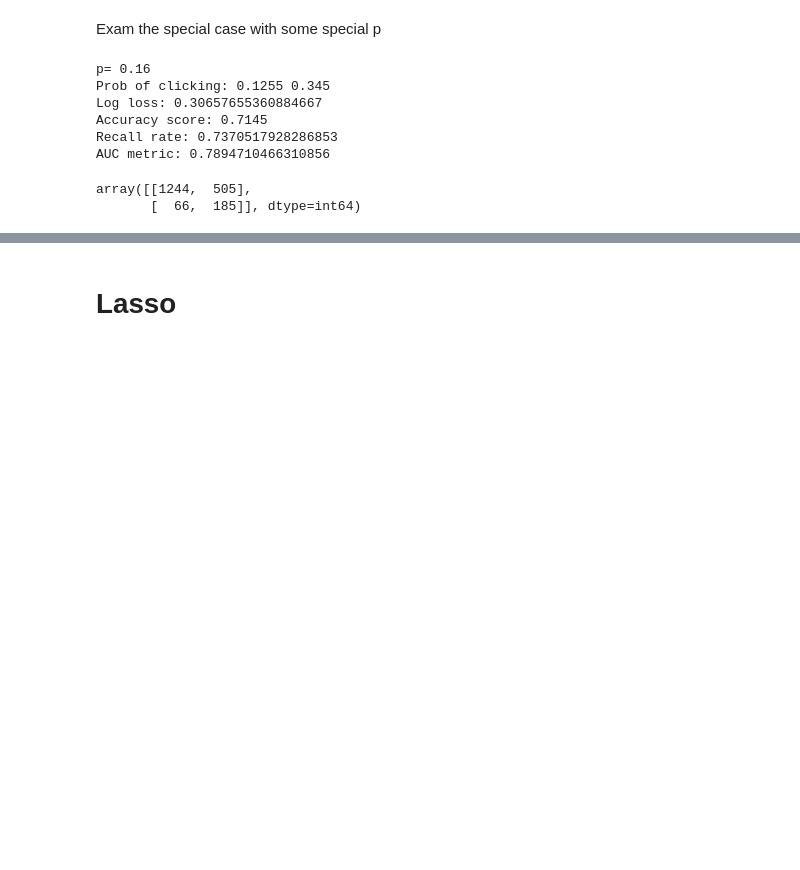
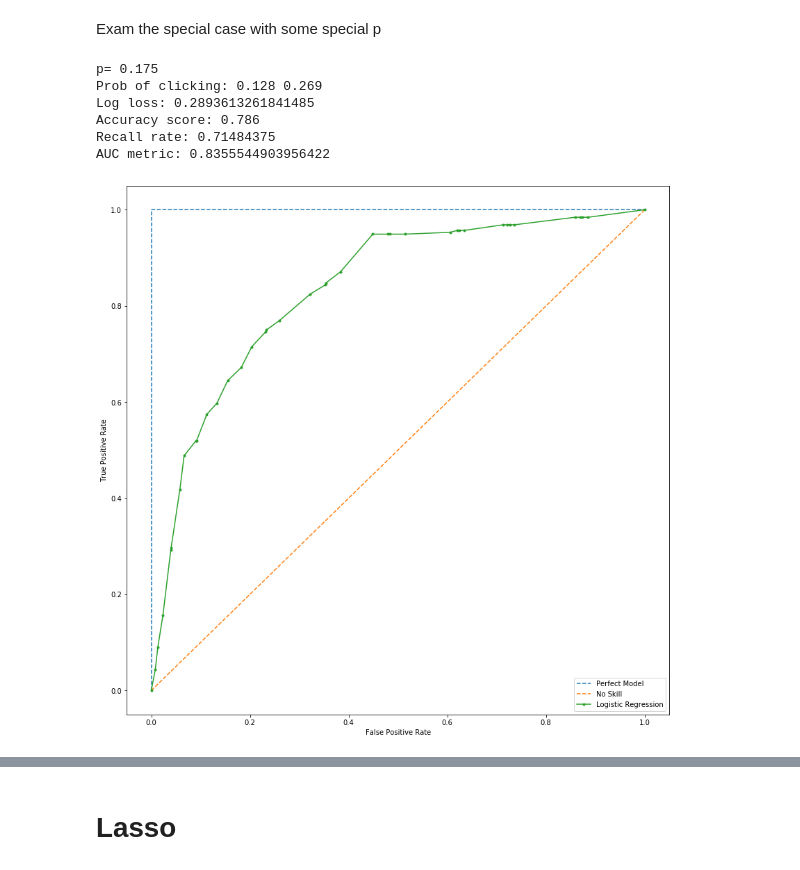
Before and after one commit to zeromath/RootInsurance, a Jupyter notebook: Yiwang's notebook for Yuxin revision.ipynb, the cells around one changed output, grey strips where cells are left out. Cells and saved outputs as stored; diff of their text form; code cells hidden in the pictures; blank space fills up the shorter version.

```diff
--- a/Yiwang's notebook for Yuxin revision.ipynb
+++ b/Yiwang's notebook for Yuxin revision.ipynb
@@ -95,6 +145,8 @@ from sklearn.ensemble import GradientBoostingClassifier, RandomForestClassifier
 # %%
+# Training set splitting
+
 #X_train, X_test, y_train, y_test = train_test_split(df.drop(columns=['click','policies sold','rank', 'nov','nod']), df['click'], test_size=0.2, random_state=42)
-X_train, X_test, y_train, y_test = train_test_split(df.drop(columns=['click','policies sold','rank', 'nov','id','total_count']), df['click'], test_size=0.2, random_state=42)
+X_train, X_test, y_train, y_test = train_test_split(df.drop(columns=['click','policies sold','rank', 'nov','id','total_count','rank_exp']), df['click'], test_size=0.2, random_state=17659)
 #X_train, X_test, y_train, y_test = train_test_split(df.drop(columns=['click','policies sold','rank', 'nod']), df['click'], test_size=0.2, random_state=42)
 #X_train, X_test, y_train, y_test = train_test_split(df.drop(columns=['click','policies sold','rank', '1','2','3','4','5']), df['click'], test_size=0.2, random_state=42)
 #X_train, X_test, y_train, y_test = train_test_split(df.drop(columns=['click','policies sold','rank', 'total_count']), df['click'], test_size=0.2, random_state=42)
@@ -126,9 +177,12 @@ logloss_temp=np.zeros(len(p_range))
 # %%
+#Code to find appropriate p
+
+'''
 p_index=0
 for p in p_range:
     threshold = p
-    y_pred_prob = y_pred_logi
-    y_pred = y_pred_prob > threshold
+    y_pred_prob = y_pred_lr
+    y_pred_lr = y_pred_prob > threshold
     #print('p=', p)
     fpr, tpr, thresholds = roc_curve(y_test, y_pred_prob)
     #print('Prob of clicking:', np.mean(y_test), np.mean(y_pred))
@@ -138,8 +192,8 @@ for p in p_range:
     #print('AUC metric:', auc(fpr, tpr))
     auc_temp[p_index]=auc(fpr, tpr)
     logloss_temp[p_index]=log_loss(y_test, y_pred_prob)
-    acc_temp[p_index]=accuracy_score(y_test, y_pred)
-    rec_temp[p_index]=recall_score(y_test, y_pred)
+    acc_temp[p_index]=accuracy_score(y_test, y_pred_lr)
+    rec_temp[p_index]=recall_score(y_test, y_pred_lr)
     realp_temp[p_index]=p
     p_index=p_index+1
 
@@ -158,4 +212,5 @@ plt.ylabel('Recall')
 plt.xlabel('p')
 plt.legend(['rec', 'acc','logloss','auc'], loc='upper left')
 plt.show()
+'''
 # %% [output]
@@ -163,8 +218,8 @@ plt.show()
 # %% [markdown]
 Exam the special case with some special p
 # %%
-    threshold = 0.16
-    y_pred_prob = y_pred_logi
+    threshold = 0.175
+    y_pred_prob = y_pred_lr
     y_pred = y_pred_prob > threshold
     print('p=', threshold)
     print('Prob of clicking:', np.mean(y_test), np.mean(y_pred))
@@ -174,14 +229,52 @@ Exam the special case with some special p
     fpr, tpr, thresholds = roc_curve(y_test, y_pred_prob)
     print('AUC metric:', auc(fpr, tpr))
 # %% [output]
-p= 0.16
-Prob of clicking: 0.1255 0.345
-Log loss: 0.30657655360884667
-Accuracy score: 0.7145
-Recall rate: 0.7370517928286853
-AUC metric: 0.7894710466310856
+p= 0.175
+Prob of clicking: 0.128 0.269
+Log loss: 0.2893613261841485
+Accuracy score: 0.786
+Recall rate: 0.71484375
+AUC metric: 0.8355544903956422
-# %%
-confusion_matrix(y_test, y_pred)
-# %% [output]
-array([[1244,  505],
-       [  66,  185]], dtype=int64)
+# %%
+# predict probabilities
+# keep probabilities for the positive outcome only
+
+y_pred_lr = lr.predict_proba(X_test)[:,1]
+y_pred = y_pred_prob > threshold
+y_pred_prob = y_pred_lr
+y_ns_probs = [0 for _ in range(len(y_test))]
+y_pf_probs = [1 for _ in range(len(y_test))]
+
+# calculate scores
+#No skill score
+ns_auc = roc_auc_score(y_test, y_ns_probs)
+#Logistic regression score
+lr_auc = roc_auc_score(y_test, y_pred_prob)
+
+# No skill ROC
+ns_fpr, ns_tpr, _ = roc_curve(y_test, y_ns_probs)
+# Perfect ROC
+pf_fpr, pf_tpr, _ = roc_curve(y_test, y_test)
+# Linear Regression ROC
+lr_fpr, lr_tpr, _ = roc_curve(y_test, y_pred_prob)
+# plot size
+plt.figure(figsize=(14,14))
+# plot the roc curve for all the model!!!
+plt.plot(pf_fpr, pf_tpr, linestyle='--', label='Perfect Model')
+plt.plot(ns_fpr, ns_tpr, linestyle='--', label='No Skill')
+plt.plot(lr_fpr, lr_tpr, marker='.', label='Logistic Regression')
+# axis labels
+plt.xlabel('False Positive Rate')
+plt.ylabel('True Positive Rate')
+# show the legend
+plt.legend()
+# show the plot
+plt.show()
+
+
+# summarize all the scores
+# print('No Skill: ROC AUC=%.3f' % (ns_auc))
+# print('Logistic: ROC AUC=%.3f' % (lr_auc))
+# Calculate the data for roc curves
+# %% [output]
+[figure, added]
```
Also changed, not shown: parts of 43 cells of this notebook.
